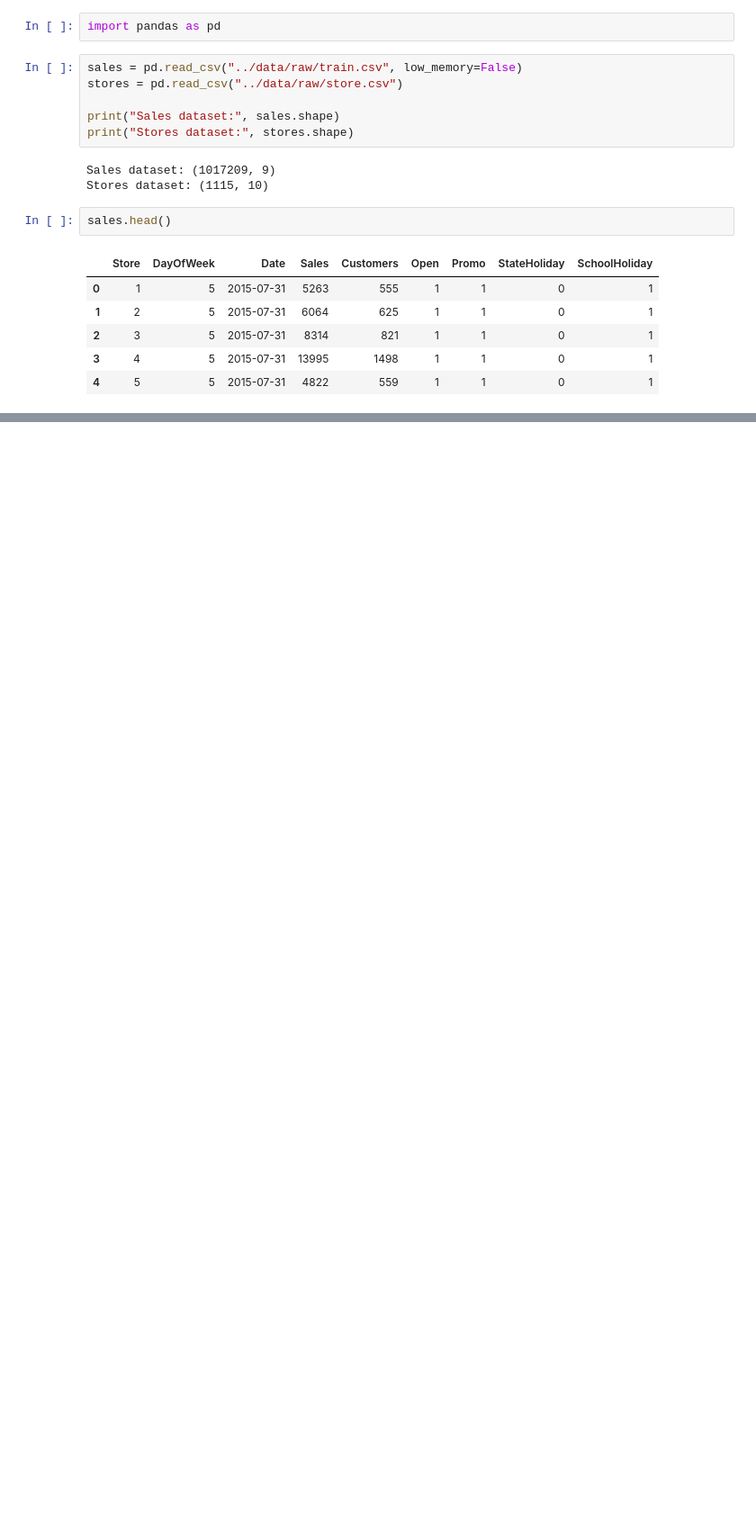
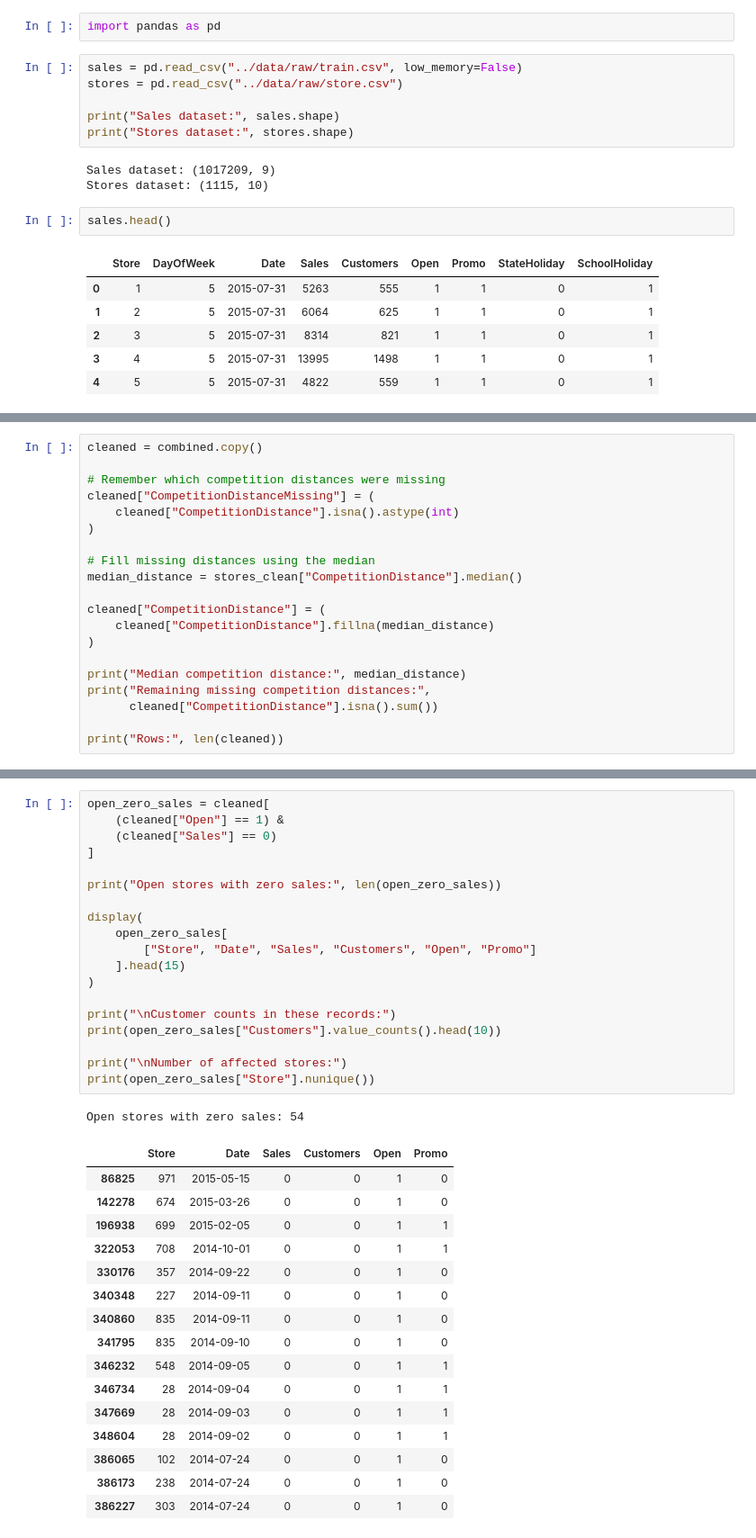
Before and after one commit to BizInsight26/bizinsight, a Jupyter notebook: notebooks/01_data_exploration.ipynb, the cells around one changed output, grey strips where cells are left out. Shown at 90% size. Saved outputs shown, nothing was run; the diff lists cells and outputs as text; blank space fills up the shorter version.

```diff
--- a/notebooks/01_data_exploration.ipynb
+++ b/notebooks/01_data_exploration.ipynb
@@ -20,0 +178,20 @@ sales.head()
+# %%
+cleaned = combined.copy()
+
+# Remember which competition distances were missing
+cleaned["CompetitionDistanceMissing"] = (
+    cleaned["CompetitionDistance"].isna().astype(int)
+)
+
+# Fill missing distances using the median
+median_distance = stores_clean["CompetitionDistance"].median()
+
+cleaned["CompetitionDistance"] = (
+    cleaned["CompetitionDistance"].fillna(median_distance)
+)
+
+print("Median competition distance:", median_distance)
+print("Remaining missing competition distances:",
+      cleaned["CompetitionDistance"].isna().sum())
+
+print("Rows:", len(cleaned))
@@ -20,0 +220,37 @@ sales.head()
+# %%
+open_zero_sales = cleaned[
+    (cleaned["Open"] == 1) &
+    (cleaned["Sales"] == 0)
+]
+
+print("Open stores with zero sales:", len(open_zero_sales))
+
+display(
+    open_zero_sales[
+        ["Store", "Date", "Sales", "Customers", "Open", "Promo"]
+    ].head(15)
+)
+
+print("\nCustomer counts in these records:")
+print(open_zero_sales["Customers"].value_counts().head(10))
+
+print("\nNumber of affected stores:")
+print(open_zero_sales["Store"].nunique())
+# %% [output]
+Open stores with zero sales: 54
+|  | Store | Date | Sales | Customers | Open | Promo |
+| 86825 | 971 | 2015-05-15 | 0 | 0 | 1 | 0 |
+| 142278 | 674 | 2015-03-26 | 0 | 0 | 1 | 0 |
+| 196938 | 699 | 2015-02-05 | 0 | 0 | 1 | 1 |
+| 322053 | 708 | 2014-10-01 | 0 | 0 | 1 | 1 |
+| 330176 | 357 | 2014-09-22 | 0 | 0 | 1 | 0 |
+| 340348 | 227 | 2014-09-11 | 0 | 0 | 1 | 0 |
+| 340860 | 835 | 2014-09-11 | 0 | 0 | 1 | 0 |
+| 341795 | 835 | 2014-09-10 | 0 | 0 | 1 | 0 |
+| 346232 | 548 | 2014-09-05 | 0 | 0 | 1 | 1 |
+| 346734 | 28 | 2014-09-04 | 0 | 0 | 1 | 1 |
+| 347669 | 28 | 2014-09-03 | 0 | 0 | 1 | 1 |
+| 348604 | 28 | 2014-09-02 | 0 | 0 | 1 | 1 |
+| 386065 | 102 | 2014-07-24 | 0 | 0 | 1 | 0 |
+| 386173 | 238 | 2014-07-24 | 0 | 0 | 1 | 0 |
+| 386227 | 303 | 2014-07-24 | 0 | 0 | 1 | 0 |
```
Also changed, not shown: parts of 14 cells of this notebook, 1 other file.
